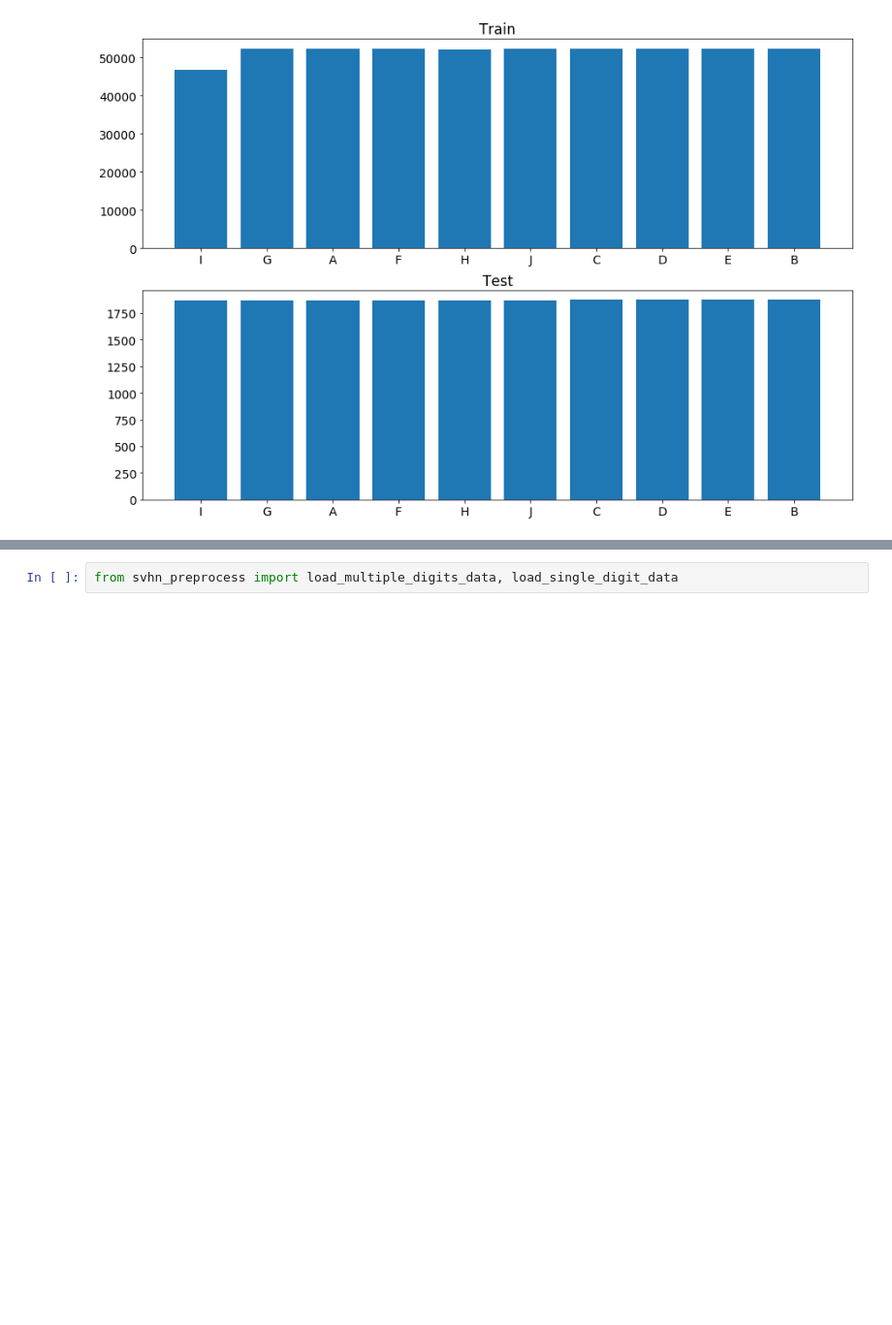
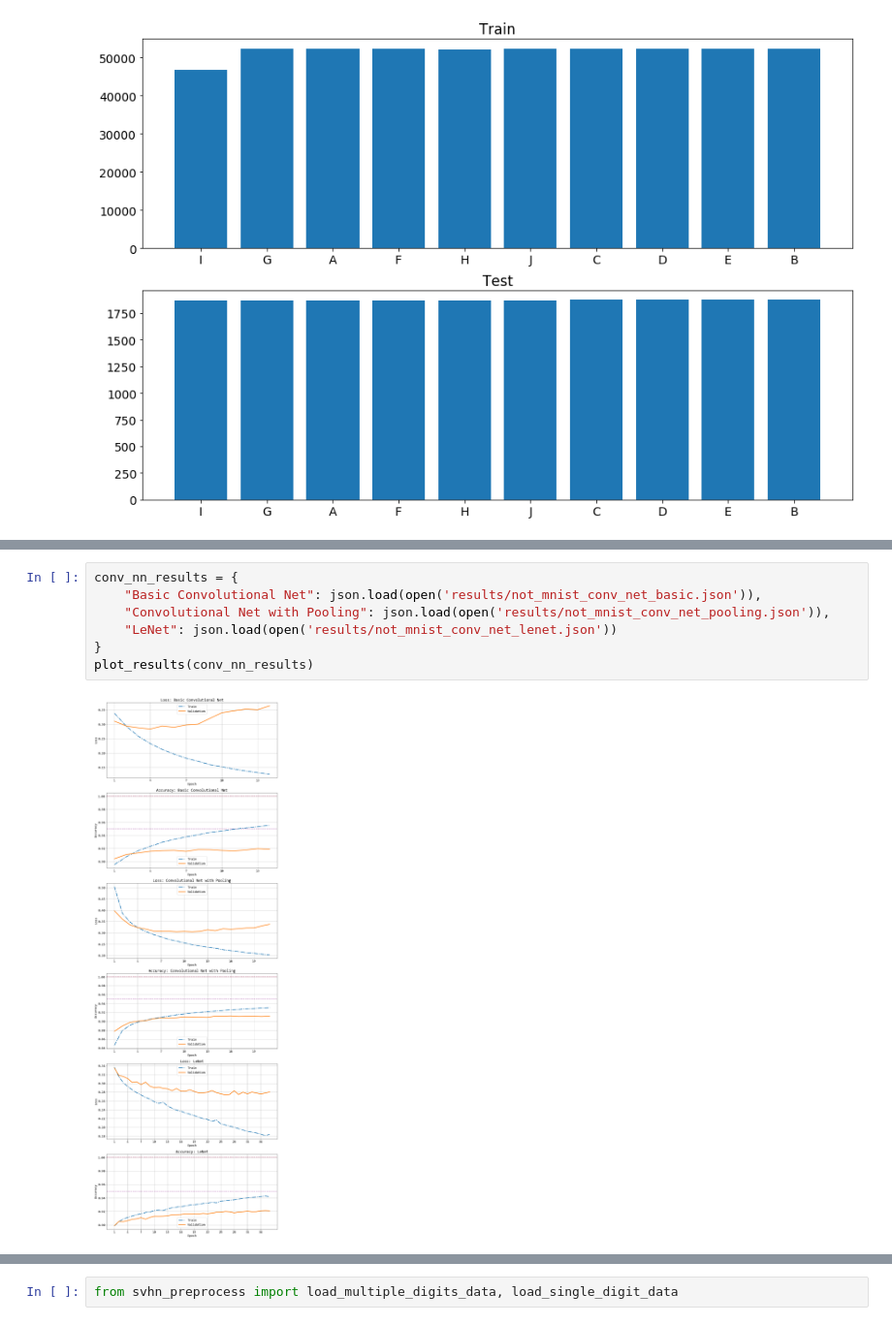
Before and after one commit to CatWantsMeow/mo, a Jupyter notebook: 2/1.ipynb, the cells around one changed output, grey strips where cells are left out. Shown at 97% size. Drawn from its saved outputs; the diff is of its cells as text; blank space fills up the shorter version.

```diff
--- a/2/1.ipynb
+++ b/2/1.ipynb
@@ -163,0 +185,9 @@ plot_results(fc_nn_results)
+# %%
+conv_nn_results = {
+    "Basic Convolutional Net": json.load(open('results/not_mnist_conv_net_basic.json')),
+    "Convolutional Net with Pooling": json.load(open('results/not_mnist_conv_net_pooling.json')),
+    "LeNet": json.load(open('results/not_mnist_conv_net_lenet.json'))
+}
+plot_results(conv_nn_results)
+# %% [output]
+[figure, added]
```
Also changed, not shown: parts of 9 cells of this notebook, 4 other files.
